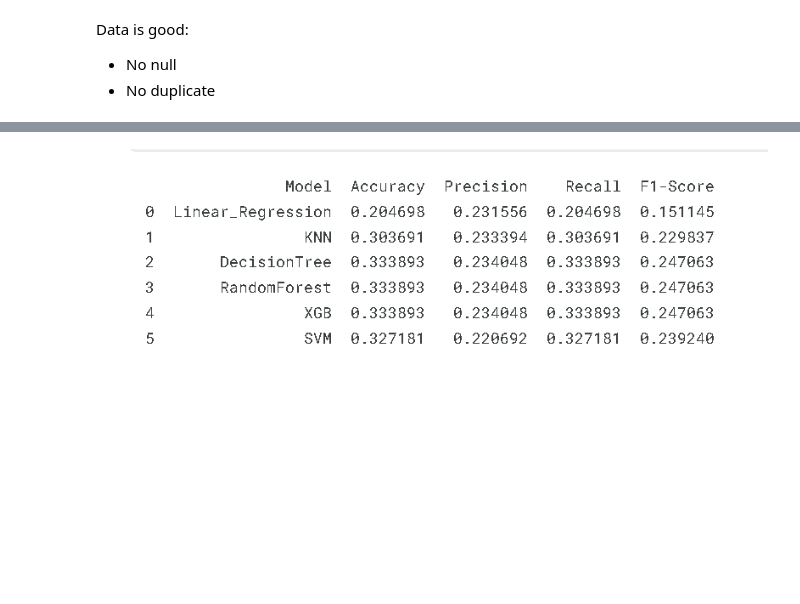
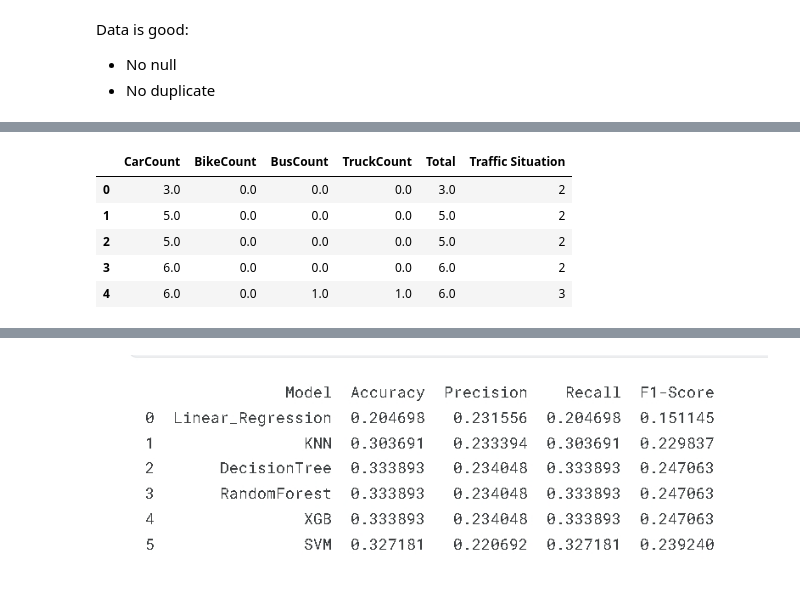
Before and after one commit to daoanhkhoa123/Counting-Car-From-Camera-then-Project-It-on-Folium, a Jupyter notebook: traffic_pred/traffic_prediction.ipynb, the cells around one changed output, grey strips where cells are left out. Saved outputs shown, nothing was run; the diff lists cells and outputs as text; code cells hidden in the pictures; blank space fills up the shorter version.

```diff
--- a/traffic_pred/traffic_prediction.ipynb
+++ b/traffic_pred/traffic_prediction.ipynb
@@ -75,0 +86,16 @@ array([2, 2, 2, ..., 3, 3, 3])
+# %%
+data3  = data2[data2.columns[:-2]] // scale_factor
+data3["Total"] = data3[data3.columns[:-2]].sum(axis=1)
+data3["Traffic Situation"] = data2["Traffic Situation"]
+
+x = data3[data3.columns[:-1]]
+y = data3["Traffic Situation"]
+
+data3.head()
+# %% [output]
+|  | CarCount | BikeCount | BusCount | TruckCount | Total | Traffic Situation |
+| 0 | 3.0 | 0.0 | 0.0 | 0.0 | 3.0 | 2 |
+| 1 | 5.0 | 0.0 | 0.0 | 0.0 | 5.0 | 2 |
+| 2 | 5.0 | 0.0 | 0.0 | 0.0 | 5.0 | 2 |
+| 3 | 6.0 | 0.0 | 0.0 | 0.0 | 6.0 | 2 |
+| 4 | 6.0 | 0.0 | 1.0 | 1.0 | 6.0 | 3 |
```
Also changed, not shown: parts of 24 cells of this notebook, 10 other files.
